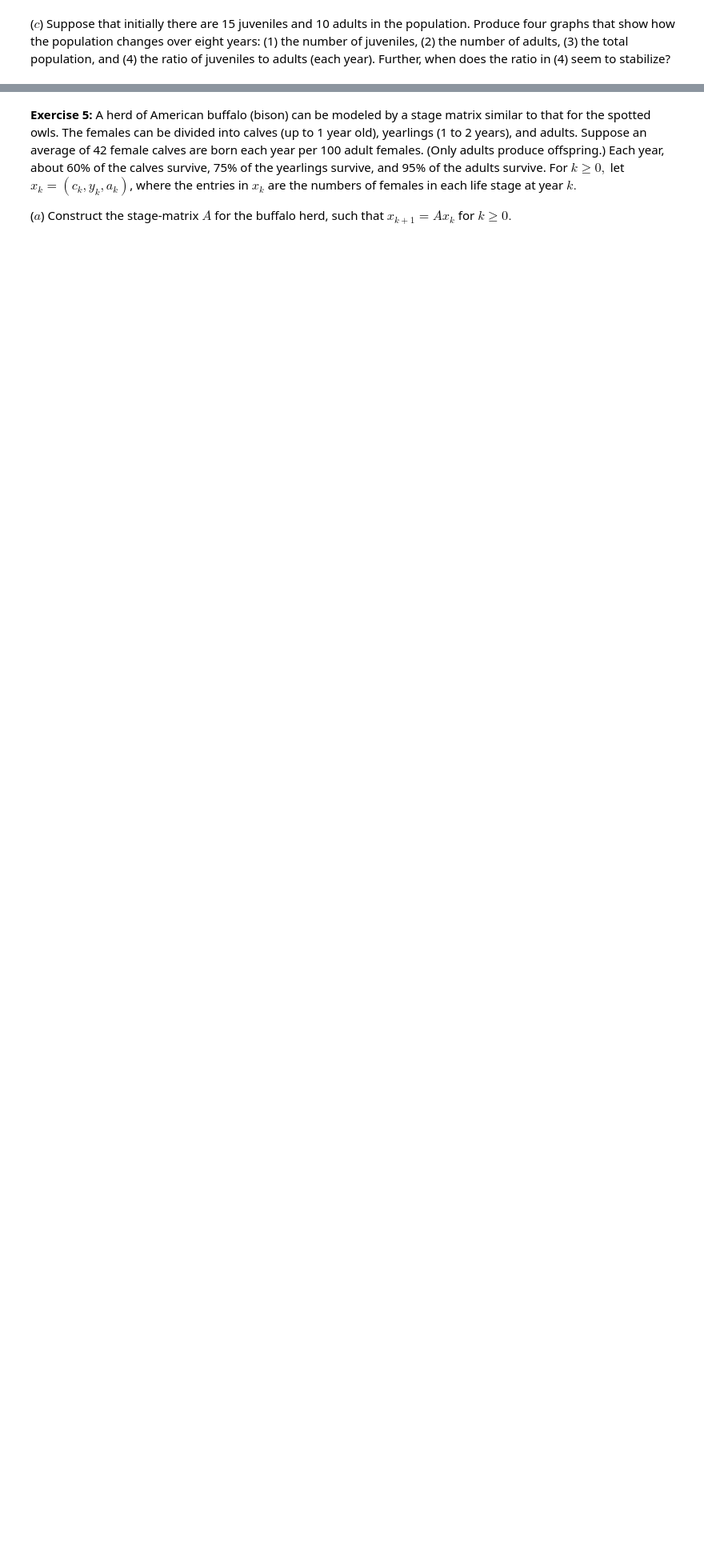
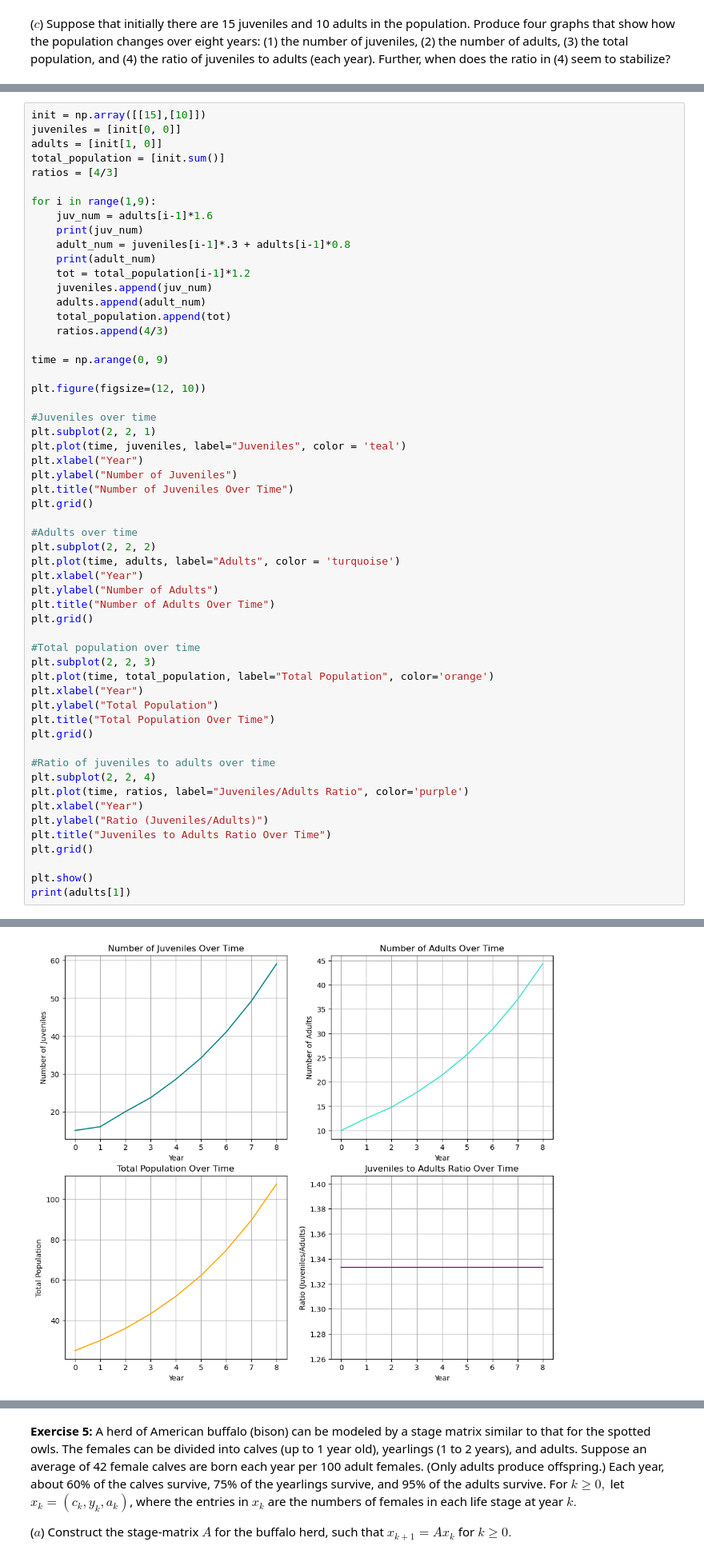
Before and after one commit to bruce455/LA-Project, a Jupyter notebook: Approximating_Eigenvalues_Eigenvectors.ipynb, the cells around one changed output, grey strips where cells are left out. Shown: that part at 80% size. Cells and saved outputs as stored; diff of their text form; blank space fills up the shorter version.

```diff
--- a/Approximating_Eigenvalues_Eigenvectors.ipynb
+++ b/Approximating_Eigenvalues_Eigenvectors.ipynb
@@ -806,0 +831,57 @@ X_k =
+# %%
+init = np.array([[15],[10]])
+juveniles = [init[0, 0]]
+adults = [init[1, 0]]
+total_population = [init.sum()]
+ratios = [4/3]
+
+for i in range(1,9):
+    juv_num = adults[i-1]*1.6
+    print(juv_num)
+    adult_num = juveniles[i-1]*.3 + adults[i-1]*0.8
+    print(adult_num)
+    tot = total_population[i-1]*1.2
+    juveniles.append(juv_num)
+    adults.append(adult_num)
+    total_population.append(tot)
+    ratios.append(4/3)
+
+time = np.arange(0, 9)
+
+plt.figure(figsize=(12, 10))
+
+#Juveniles over time
+plt.subplot(2, 2, 1)
+plt.plot(time, juveniles, label="Juveniles", color = 'teal')
+plt.xlabel("Year")
+plt.ylabel("Number of Juveniles")
+plt.title("Number of Juveniles Over Time")
+plt.grid()
+
+#Adults over time
+plt.subplot(2, 2, 2)
+plt.plot(time, adults, label="Adults", color = 'turquoise')
+plt.xlabel("Year")
+plt.ylabel("Number of Adults")
+plt.title("Number of Adults Over Time")
+plt.grid()
+
+#Total population over time
+plt.subplot(2, 2, 3)
+plt.plot(time, total_population, label="Total Population", color='orange')
+plt.xlabel("Year")
+plt.ylabel("Total Population")
+plt.title("Total Population Over Time")
+plt.grid()
+
+#Ratio of juveniles to adults over time
+plt.subplot(2, 2, 4)
+plt.plot(time, ratios, label="Juveniles/Adults Ratio", color='purple')
+plt.xlabel("Year")
+plt.ylabel("Ratio (Juveniles/Adults)")
+plt.title("Juveniles to Adults Ratio Over Time")
+plt.grid()
+
+plt.show()
+print(adults[1])
+# %% [output]
@@ -806,0 +904 @@ X_k =
+[figure, added]
```
Also changed, not shown: parts of 6 cells of this notebook.
